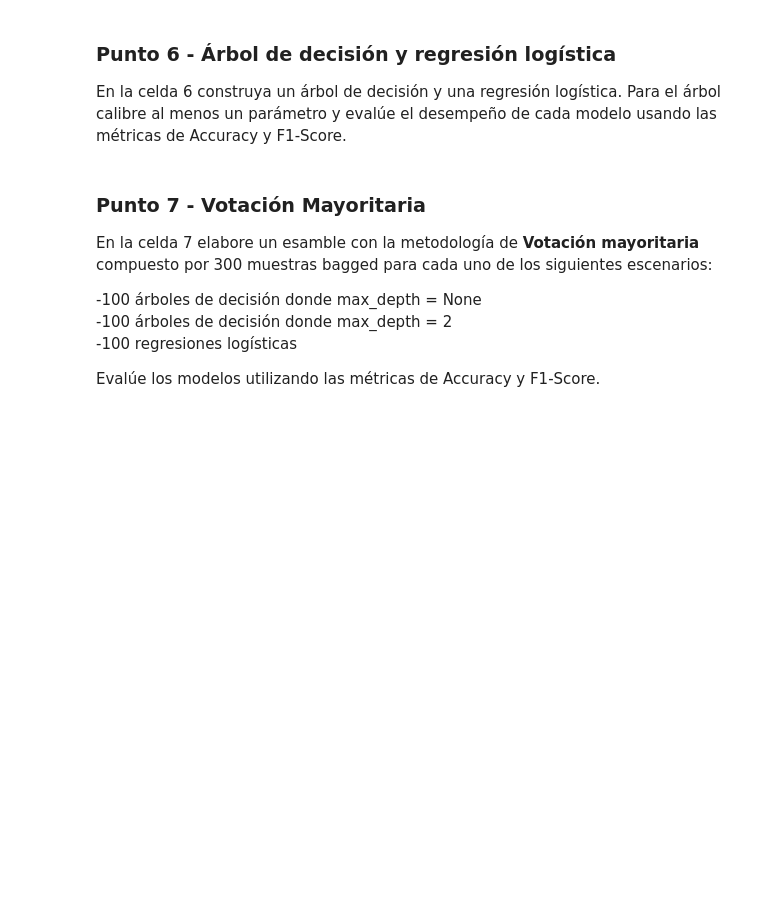
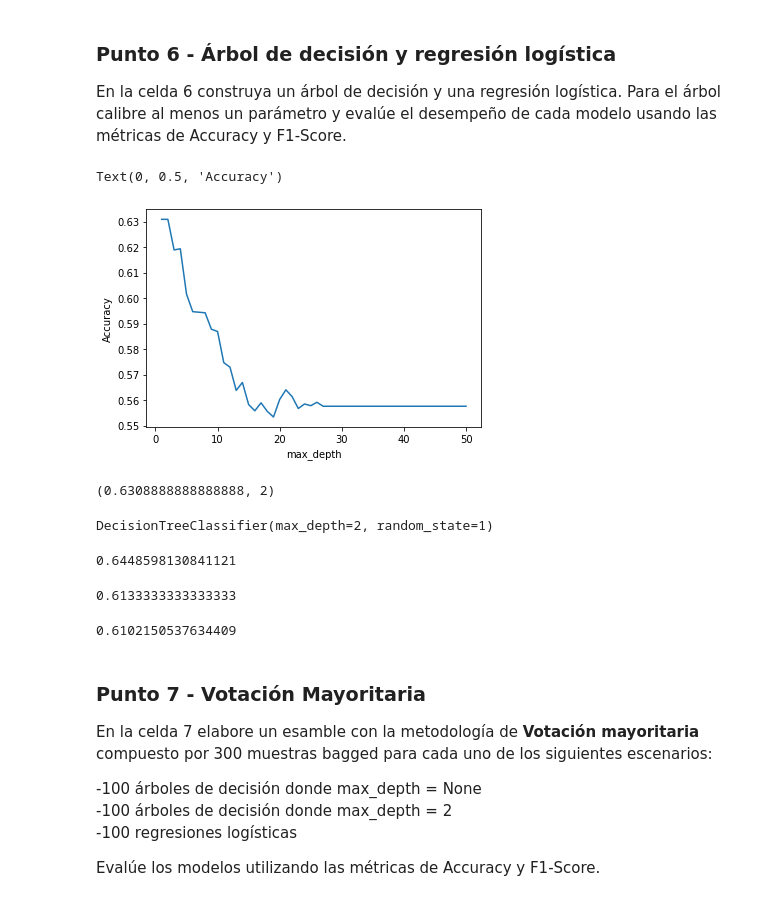
Before and after one commit to albahnsen/MIAD_ML_and_NLP, a Jupyter notebook: Semana 1/S1TC1_arboles_ensamblajes.ipynb, the cells around one changed output. Saved outputs shown, nothing was run; the diff lists cells and outputs as text; code cells hidden in the pictures; blank space fills up the shorter version.

```diff
--- a/Semana 1/S1TC1_arboles_ensamblajes.ipynb
+++ b/Semana 1/S1TC1_arboles_ensamblajes.ipynb
@@ -92,3 +221,67 @@ En la celda 6 construya un árbol de decisión y una regresión logística. Para
+# %%
+# Celda 6
+
+# Para el árbol de decision
+
+# Lista de valores para calibrar el criterio de parada de máxima profundidad (max_depth)
+max_depth_range = range(1, 51)
+
+# Lista para guardar los valores del RMSE para cada valor de máxima profundidad (max_depth)
+accuracy_scores = []
+
+# Importación de modelos de sklearn
+from sklearn.model_selection import cross_val_score
+from sklearn.tree import DecisionTreeClassifier
+
+# Loop para obtener el desempeño del modelo de acuerdo con la máxima profundidad
+for depth in max_depth_range:
+    # Definición del árbol de decisión usando DecisionTreeClassifier de la libreria sklearn
+    clf = DecisionTreeClassifier(max_depth=depth, random_state=1)
+    accuracy_scores.append(cross_val_score(clf, X_train, y_train, cv=10, scoring='accuracy').mean())
+
+# Gráfica max_depth versus RMSE (error del modelo)
+from matplotlib import pyplot as plt
+plt.plot(max_depth_range, accuracy_scores)
+plt.xlabel('max_depth')
+plt.ylabel('Accuracy')
+# %% [output]
+Text(0, 0.5, 'Accuracy')
+[figure, added]
+# %%
+# Mejor accuracy (desempeño del modelo) y su correspondiente max_depth
+sorted(zip(accuracy_scores, max_depth_range))[::-1][0]
+# %% [output]
+(0.6308888888888888, 2)
+# %%
+# max_depth=2 fue el mejor, se ajusta un árbol usando este valor
+clf = DecisionTreeClassifier(max_depth=2, random_state=1)
+clf.fit(X_train, y_train)
+# %% [output]
+DecisionTreeClassifier(max_depth=2, random_state=1)
+# %%
+y_pred=clf.predict(X_test)
+
+# Para calcular f1 score
+from sklearn.metrics import f1_score
+f1_score(y_test, y_pred)
+# %% [output]
+0.6448598130841121
+# %%
+# Para regresión logística
+from sklearn.linear_model import LogisticRegression
+logreg = LogisticRegression(random_state=0).fit(X_train, y_train)
+y_pred=logreg.predict(X_test)
+
+# Para calcular accuracy
+from sklearn.metrics import accuracy_score
+accuracy_score(y_test, y_pred)
+# %% [output]
+0.6133333333333333
+# %%
+# Para calcular f1 score
+f1_score(y_test, y_pred)
+# %% [output]
+0.6102150537634409
 # %% [markdown]
 ### Punto 7 - Votación Mayoritaria
 En la celda 7 elabore un esamble con la metodología de **Votación mayoritaria** compuesto por 300 muestras bagged para cada uno de los siguientes escenarios:
```
Also changed, not shown: parts of 29 cells of this notebook.
